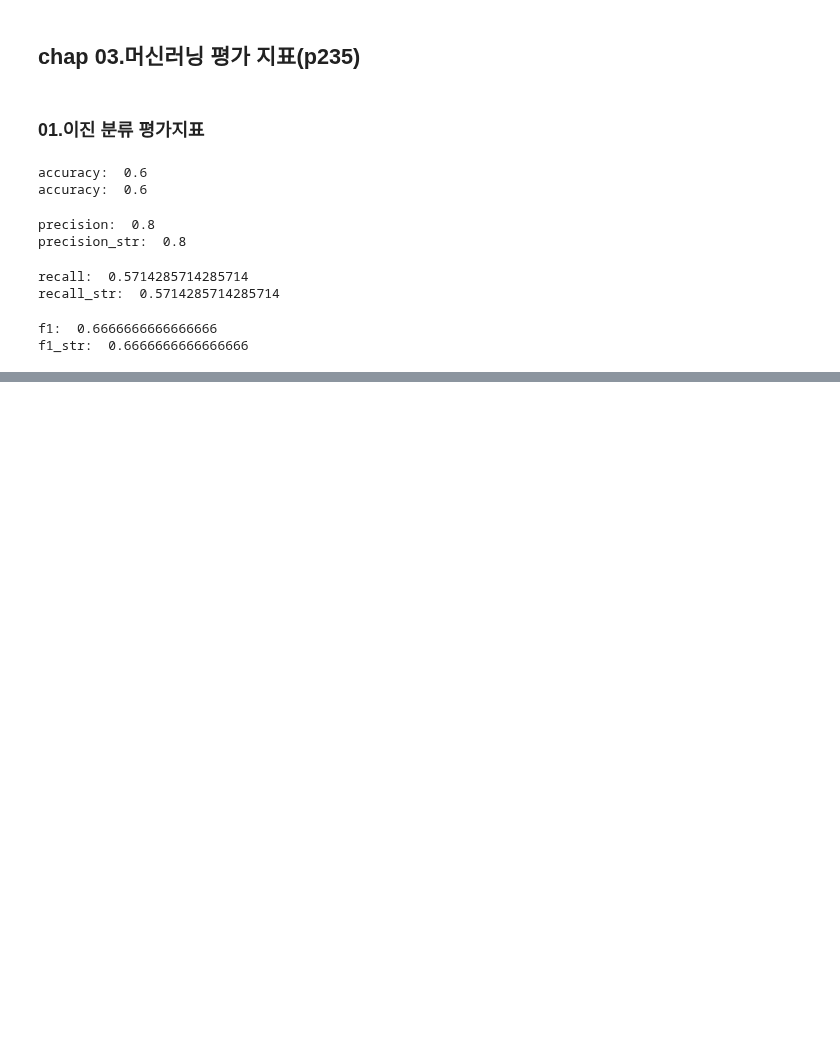
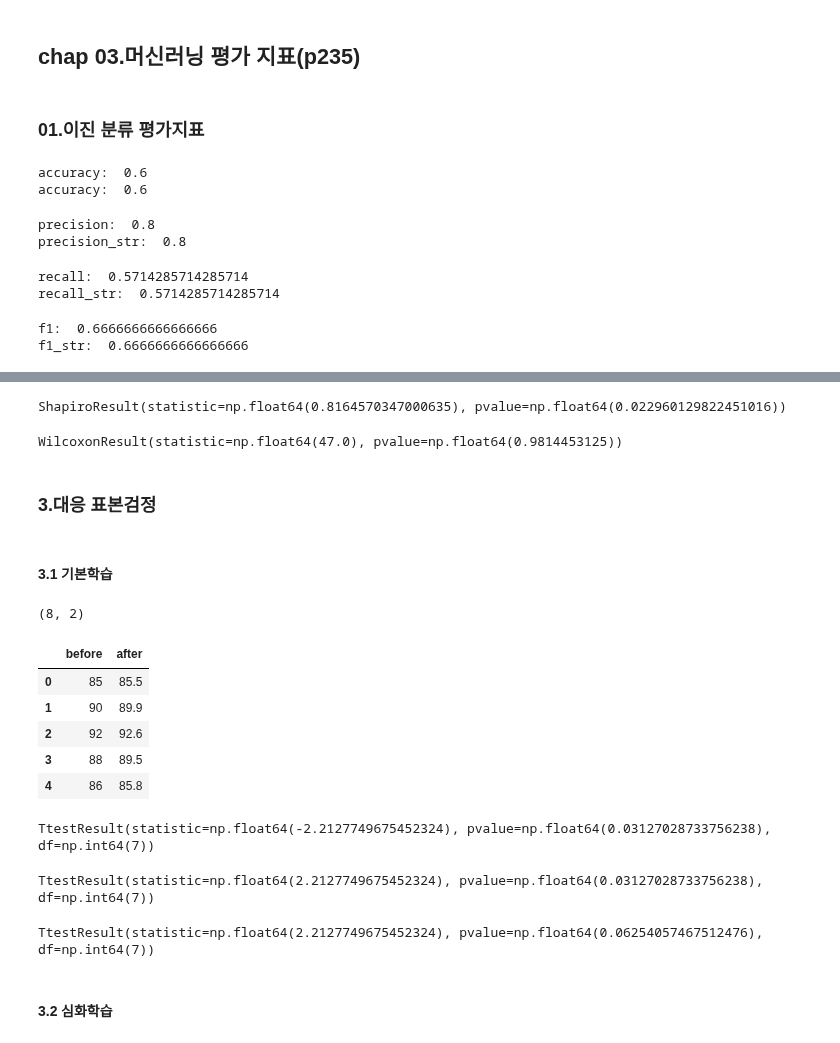
Before and after one commit to va4756/yemoon_bigdata_test, a Jupyter notebook: bigdata_시나공_연습문제_00.ipynb, the cells around one changed output, grey strips where cells are left out. Cells and saved outputs as stored; diff of their text form; code cells hidden in the pictures; blank space fills up the shorter version.

```diff
--- a/bigdata_시나공_연습문제_00.ipynb
+++ b/bigdata_시나공_연습문제_00.ipynb
@@ -1689,0 +1754,45 @@ f1_str:  0.6666666666666666
+# %%
+from scipy import stats
+stats.shapiro(df['weights'])
+# %% [output]
+ShapiroResult(statistic=np.float64(0.8164570347000635), pvalue=np.float64(0.022960129822451016))
+# %%
+# Wilcoxon의 부호 순위 검정 수행
+stats.wilcoxon(df['weights'] - 120, alternative='less')
+# %% [output]
+WilcoxonResult(statistic=np.float64(47.0), pvalue=np.float64(0.9814453125))
+# %% [markdown]
+### 3.대응 표본검정
+# %% [markdown]
+#### 3.1 기본학습
+# %%
+import pandas as pd
+df = pd.DataFrame({
+    'before': [85, 90, 92, 88, 86, 89, 83, 87],
+    'after': [85.5,89.9,92.6,89.5,85.8,88.8,84.6,87.8]
+})
+print(df.shape)
+df.head()
+# %% [output]
+(8, 2)
+|  | before | after |
+| 0 | 85 | 85.5 |
+| 1 | 90 | 89.9 |
+| 2 | 92 | 92.6 |
+| 3 | 88 | 89.5 |
+| 4 | 86 | 85.8 |
+# %%
+from scipy import stats
+stats.ttest_rel(df['before'], df['after'], alternative='less')
+# %% [output]
+TtestResult(statistic=np.float64(-2.2127749675452324), pvalue=np.float64(0.03127028733756238), df=np.int64(7))
+# %%
+stats.ttest_rel(df['after'], df['before'], alternative='greater')
+# %% [output]
+TtestResult(statistic=np.float64(2.2127749675452324), pvalue=np.float64(0.03127028733756238), df=np.int64(7))
+# %%
+stats.ttest_rel(df['after'], df['before'])
+# %% [output]
+TtestResult(statistic=np.float64(2.2127749675452324), pvalue=np.float64(0.06254057467512476), df=np.int64(7))
+# %% [markdown]
+#### 3.2 심화학습
```
Also changed, not shown: parts of 37 cells of this notebook.
